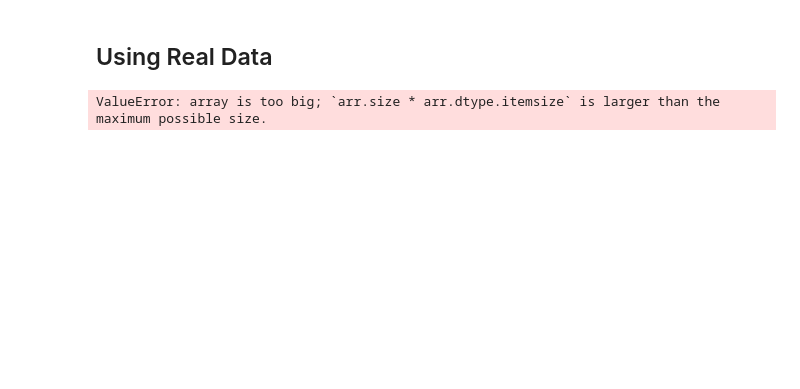
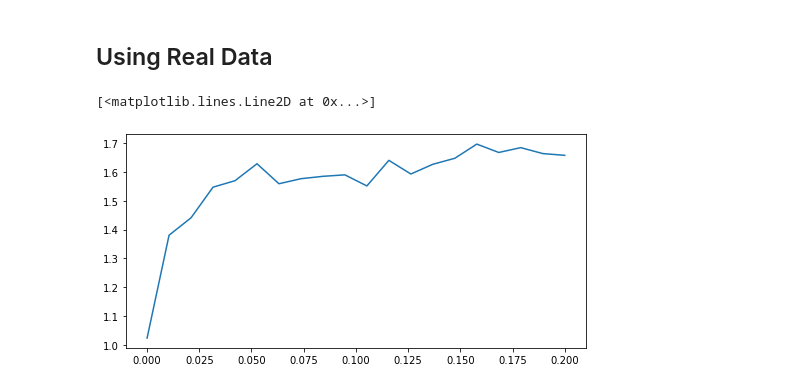
Before and after one commit to KaleStahl/PHYS-707-Cosmology-Research, a Jupyter notebook: Bispectrum_Notebook.ipynb, the cells around one changed output. Cells and saved outputs as stored; diff of their text form; code cells hidden in the pictures; blank space fills up the shorter version.

Commit message:
added real data

```diff
--- a/Bispectrum_Notebook.ipynb
+++ b/Bispectrum_Notebook.ipynb
@@ -43,8 +41,8 @@ ax.scatter(x, y, z, c=z, alpha=.5)
 ## Reading Power Spectrum Data
 # %%
 # Open data file
-#filepath = "C:/Users/kales/OneDrive/Desktop/Physics Research/Bispectrum Measurement/test_pk.txt"
-filepath = "C:/Users/lado/Downloads/test_pk.txt.ipynb"
+filepath = "test_pk.txt"
+#filepath = "C:/Users/lado/Downloads/test_pk.txt.ipynb"
 file = open(filepath, "r")
 
 # Define variables
@@ -107,9 +96,41 @@ file = open(filepath, "r")
 
 # Define variables
 x_dat, y_dat, z_dat = np.loadtxt(filepath, unpack = True)
-# %%
-N_real = len(x_dat)
-Pos = np.meshgrid(x_dat, y_dat, z_dat, sparse = True, indexing = "xy") # Must be sparse or memory error
-window_real = makeWindow(N_real, np.pi/8, N_real/8)
-# %% [output]
-ValueError: array is too big; `arr.size * arr.dtype.itemsize` is larger than the maximum possible size.
+# %%
+count_mat = np.zeros((N, N, N))
+start = min(min(x_dat), min(y_dat), min(z_dat))
+end = max(max(x_dat), max(y_dat), max(z_dat))
+binsize = (end - start)/(N-1)
+
+for i in range(len(x_dat)):
+    x_bin = int(x_dat[i]/binsize)
+    y_bin = int(y_dat[i]/binsize)
+    z_bin = int(z_dat[i]/binsize)
+    count_mat[x_bin, y_bin, z_bin] += 1
+# %%
+delta = (count_mat/(binsize**3) - len(x_dat)/(end-start)**3)/(len(x_dat)/(end - start)**3)
+delta_win = window*delta
+delta_hat = fft(delta_win)
+# %%
+bin_no = 20
+k_bins = np.linspace(0, 0.2, bin_no)
+dk = k_bins[2] - k_bins[1]
+k_freq = np.fft.fftfreq(N)
+N_bins = np.zeros(bin_no)
+Pwin_avg = np.zeros(bin_no)
+P_avg = np.zeros(bin_no)
+
+for ix in range(N):
+    for iy in range(N):
+        for iz in range(N):
+            kk = np.sqrt(k_freq[ix]**2 + k_freq[iy]**2 + k_freq[iz]**2)
+            bins = int(kk/dk)
+            if (bins > bin_no-1):
+                continue
+            N_bins[bins] += 1
+            P_avg[bins] += np.abs(delta[ix, iy, iz])
+# %%
+plt.plot(k_bins, P_avg/N_bins)
+# %% [output]
+[<matplotlib.lines.Line2D at 0x...>]
+[figure, added]
```
Also changed, not shown: parts of 3 cells of this notebook.
